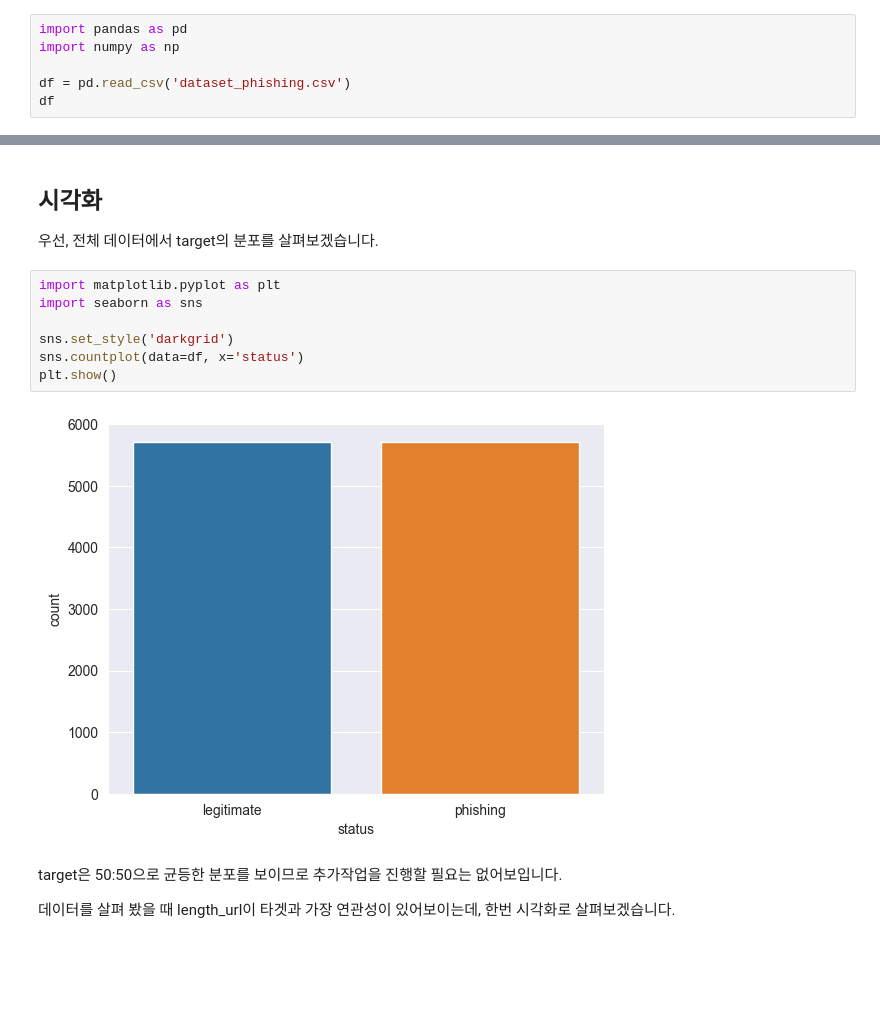
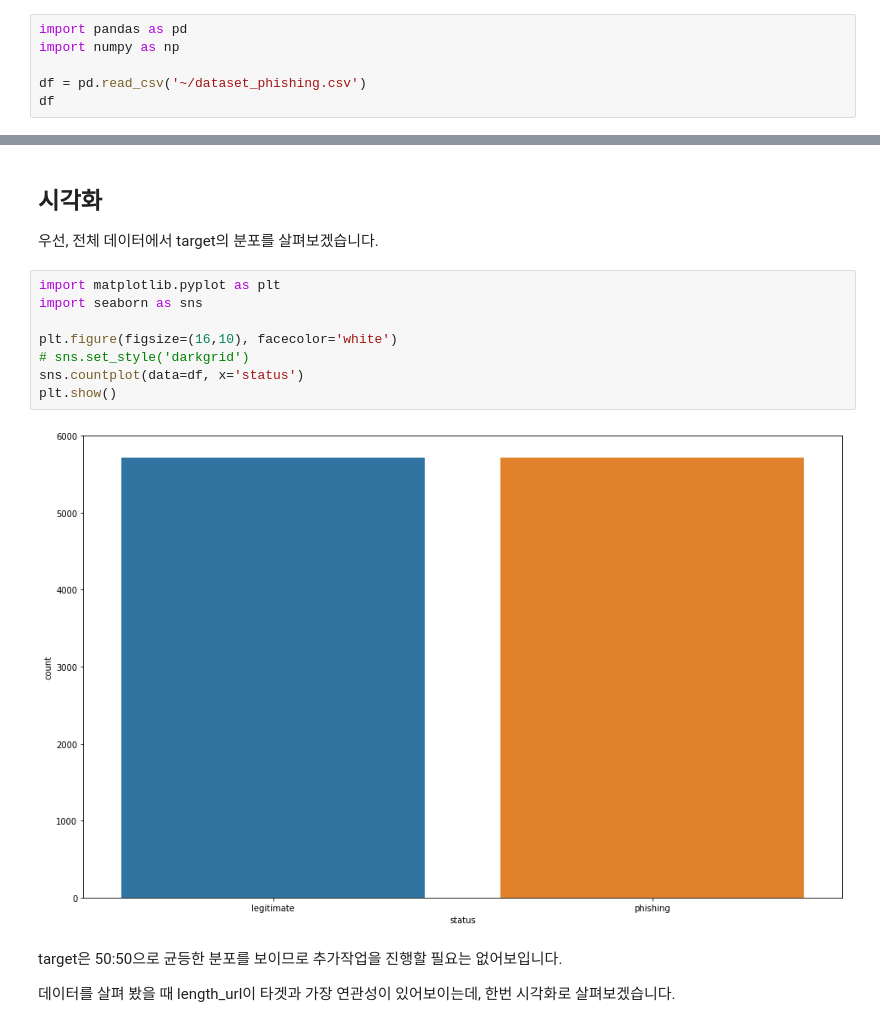
Before and after one commit to RotBeer/AI_Project, a Jupyter notebook: AI_15_엄성호_Section2.ipynb, the cells around one changed output, grey strips where cells are left out. Cells and saved outputs as stored; diff of their text form; blank space fills up the shorter version.

```diff
--- a/AI_15_엄성호_Section2.ipynb
+++ b/AI_15_엄성호_Section2.ipynb
@@ -64,7 +64,7 @@ https://data.mendeley.com/datasets/c2gw7fy2j4/3
 import pandas as pd
 import numpy as np
 
-df = pd.read_csv('dataset_phishing.csv')
+df = pd.read_csv('~/dataset_phishing.csv')
 df
 # %% [output]
 |  | url | length_url | length_hostname | ip | nb_dots | nb_hyphens | nb_at | nb_qm | nb_and | ... |
@@ -231,12 +231,13 @@ target = 'status'
 # %%
 import matplotlib.pyplot as plt
 import seaborn as sns
 
-sns.set_style('darkgrid')
+plt.figure(figsize=(16,10), facecolor='white')
+# sns.set_style('darkgrid')
 sns.countplot(data=df, x='status')
 plt.show()
 # %% [output]
-[figure, old version]
+[figure, new version]
 # %% [markdown]
 target은 50:50으로 균등한 분포를 보이므로 추가작업을 진행할 필요는 없어보입니다.
 
```
Also changed, not shown: parts of 9 cells of this notebook, 3 other files.
